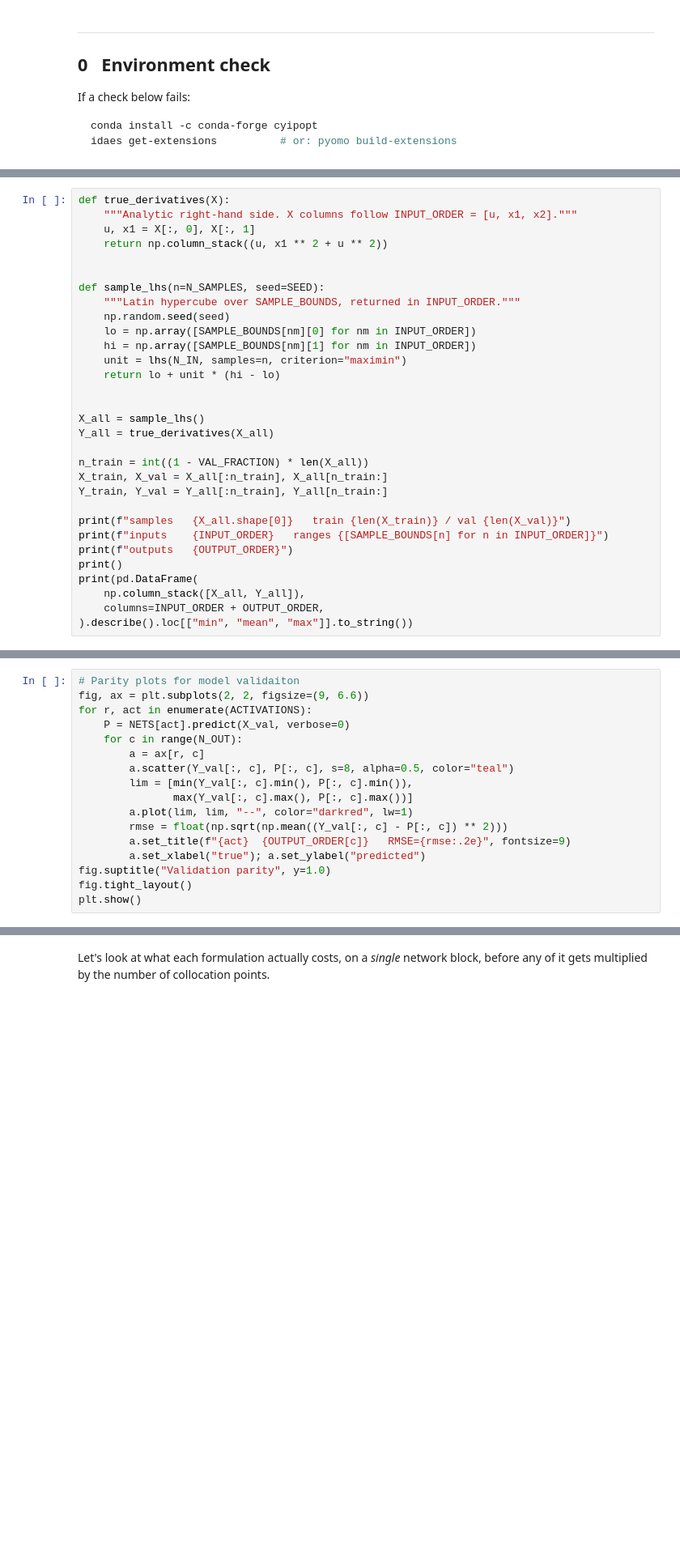
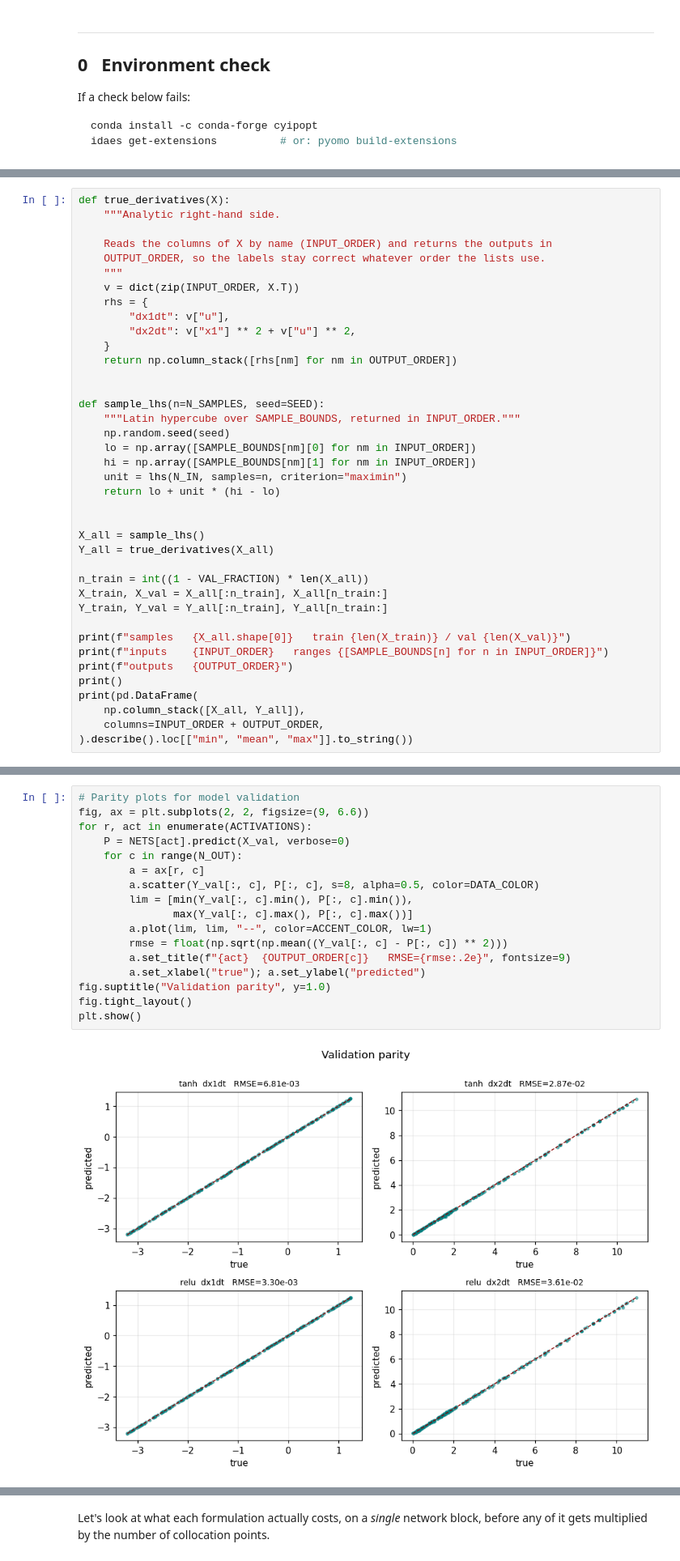
Before and after one commit to kadenschreiber/NODE-Opt, a Jupyter notebook: CS1/CS1_Full_Tutorial.ipynb, the cells around one changed output, grey strips where cells are left out. Shown at 81% size. Drawn from its saved outputs; the diff is of its cells as text; blank space fills up the shorter version.

```diff
--- a/CS1/CS1_Full_Tutorial.ipynb
+++ b/CS1/CS1_Full_Tutorial.ipynb
@@ -375,8 +517,16 @@ not NN model error. With noisy targets you could not tell the two apart.
 # %%
 def true_derivatives(X):
-    """Analytic right-hand side. X columns follow INPUT_ORDER = [u, x1, x2]."""
-    u, x1 = X[:, 0], X[:, 1]
-    return np.column_stack((u, x1 ** 2 + u ** 2))
+    """Analytic right-hand side.
+
+    Reads the columns of X by name (INPUT_ORDER) and returns the outputs in
+    OUTPUT_ORDER, so the labels stay correct whatever order the lists use.
+    """
+    v = dict(zip(INPUT_ORDER, X.T))
+    rhs = {
+        "dx1dt": v["u"],
+        "dx2dt": v["x1"] ** 2 + v["u"] ** 2,
+    }
+    return np.column_stack([rhs[nm] for nm in OUTPUT_ORDER])
 
 
 def sample_lhs(n=N_SAMPLES, seed=SEED):
@@ -501,19 +714,21 @@ print(pd.DataFrame(train_rows).to_string(index=False))
 # %%
-# Parity plots for model validaiton
+# Parity plots for model validation
 fig, ax = plt.subplots(2, 2, figsize=(9, 6.6))
 for r, act in enumerate(ACTIVATIONS):
     P = NETS[act].predict(X_val, verbose=0)
     for c in range(N_OUT):
         a = ax[r, c]
-        a.scatter(Y_val[:, c], P[:, c], s=8, alpha=0.5, color="teal")
+        a.scatter(Y_val[:, c], P[:, c], s=8, alpha=0.5, color=DATA_COLOR)
         lim = [min(Y_val[:, c].min(), P[:, c].min()),
                max(Y_val[:, c].max(), P[:, c].max())]
-        a.plot(lim, lim, "--", color="darkred", lw=1)
+        a.plot(lim, lim, "--", color=ACCENT_COLOR, lw=1)
         rmse = float(np.sqrt(np.mean((Y_val[:, c] - P[:, c]) ** 2)))
         a.set_title(f"{act}  {OUTPUT_ORDER[c]}   RMSE={rmse:.2e}", fontsize=9)
         a.set_xlabel("true"); a.set_ylabel("predicted")
 fig.suptitle("Validation parity", y=1.0)
 fig.tight_layout()
 plt.show()
+# %% [output]
+[figure, added]
 # %% [markdown]
 Both networks fit well, but look at the numbers rather than the plots: the
```
Also changed, not shown: parts of 42 cells of this notebook.
